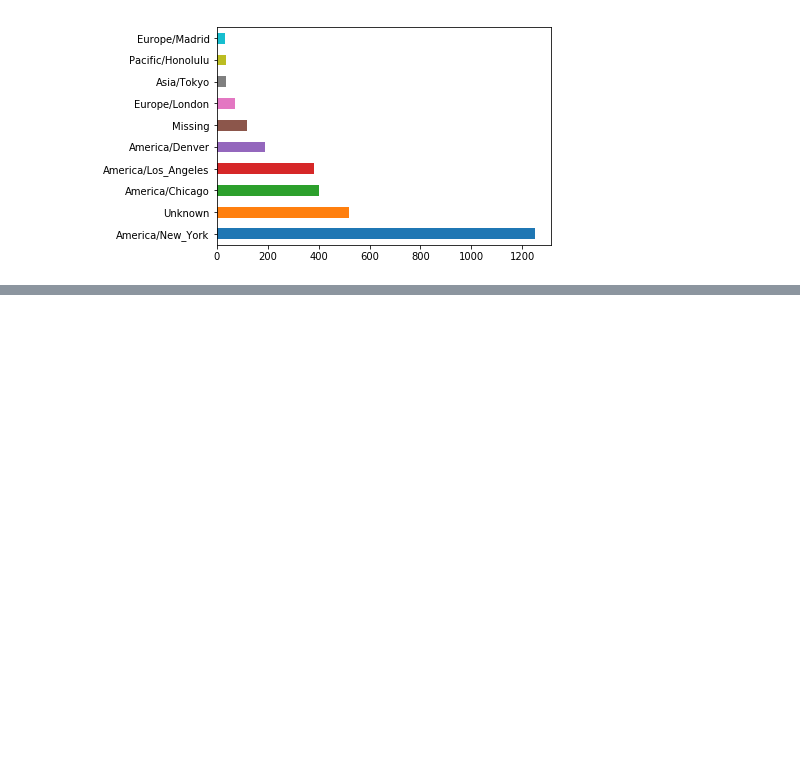
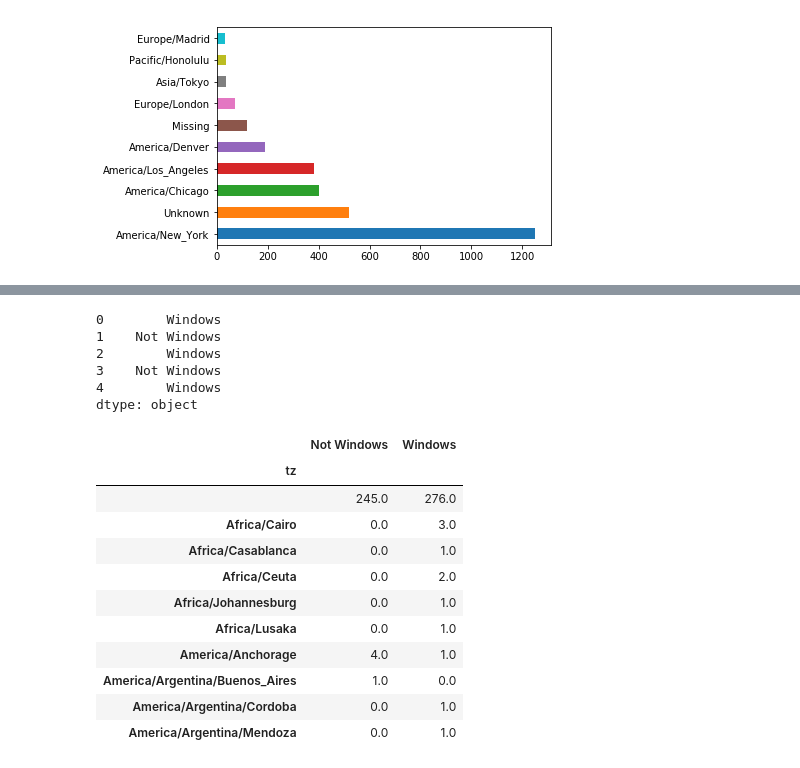
Before and after one commit to KentFujii/py_analysis, a Jupyter notebook: example/usagov_bitly.ipynb, the cells around one changed output, grey strips where cells are left out. Saved outputs shown, nothing was run; the diff lists cells and outputs as text; code cells hidden in the pictures; blank space fills up the shorter version.

```diff
--- a/example/usagov_bitly.ipynb
+++ b/example/usagov_bitly.ipynb
@@ -155,0 +189,28 @@ tz_counts[:10].plot(kind='barh', rot=0)
+# %%
+cframe = frame[frame.a.notnull()]
+operating_system = np.where(cframe['a'].str.contains('Windows'), 'Windows', 'Not Windows')
+pd.Series(operating_system).head()
+# %% [output]
+0        Windows
+1    Not Windows
+2        Windows
+3    Not Windows
+4        Windows
+dtype: object
+# %%
+by_tz_os = cframe.groupby(['tz', operating_system])
+agg_counts = by_tz_os.size().unstack().fillna(0)
+agg_counts.head(10)
+# %% [output]
+|  | Not Windows | Windows |
+| tz |  |  |
+|  | 245.0 | 276.0 |
+| Africa/Cairo | 0.0 | 3.0 |
+| Africa/Casablanca | 0.0 | 1.0 |
+| Africa/Ceuta | 0.0 | 2.0 |
+| Africa/Johannesburg | 0.0 | 1.0 |
+| Africa/Lusaka | 0.0 | 1.0 |
+| America/Anchorage | 4.0 | 1.0 |
+| America/Argentina/Buenos_Aires | 1.0 | 0.0 |
+| America/Argentina/Cordoba | 0.0 | 1.0 |
+| America/Argentina/Mendoza | 0.0 | 1.0 |
```
Also changed, not shown: parts of 11 cells of this notebook, 8 other files.
